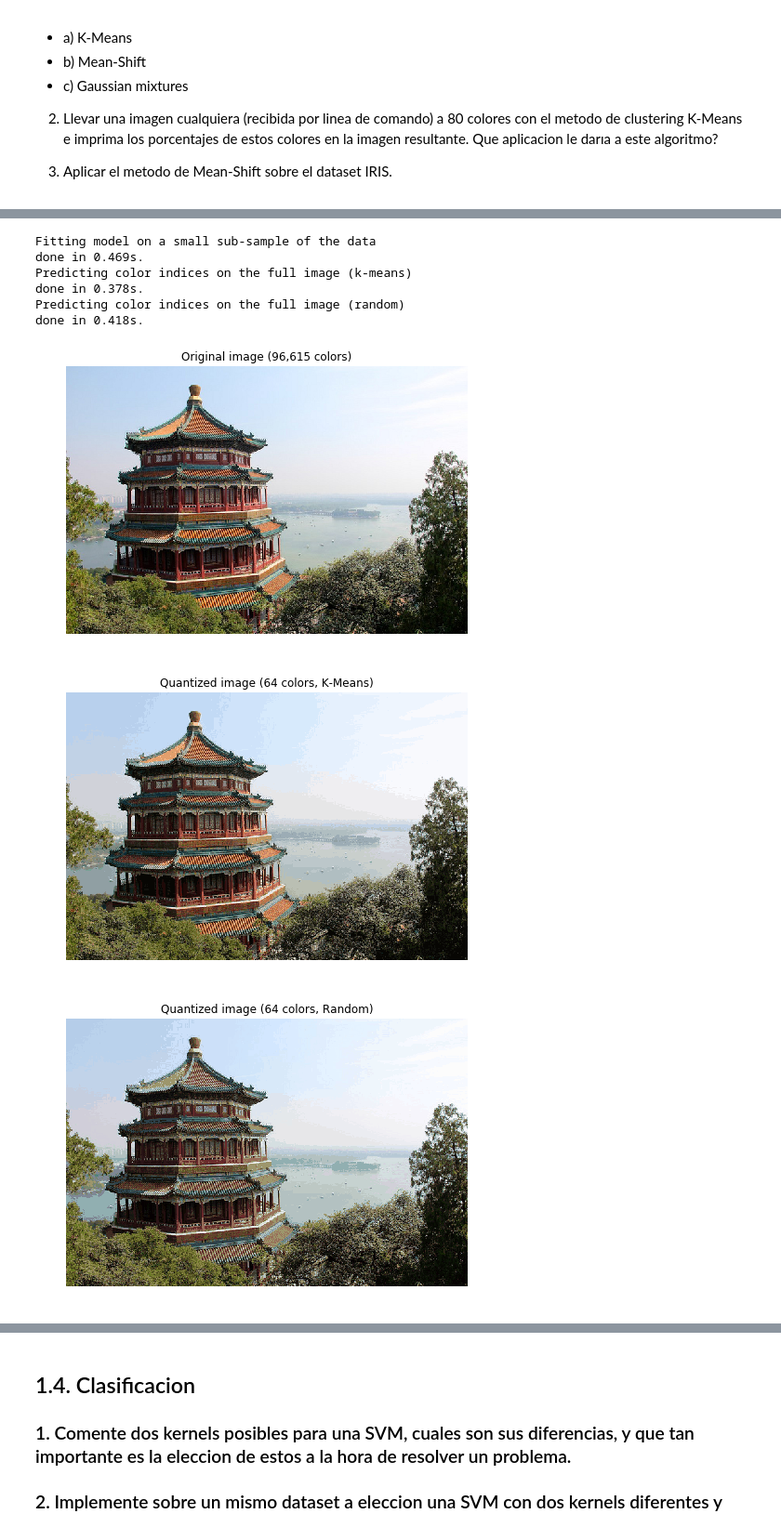
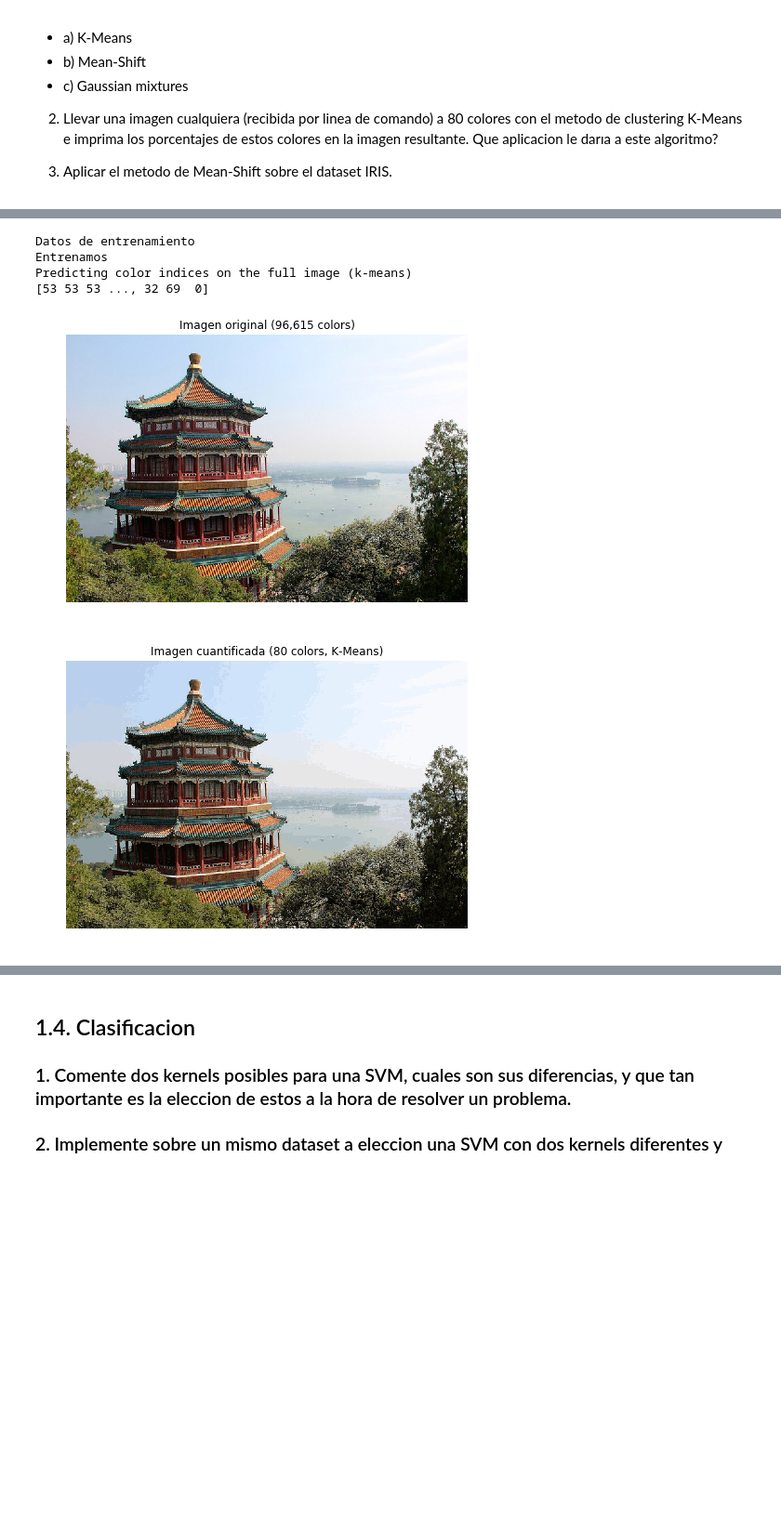
Before and after one commit to nicocarp/DSS, a Jupyter notebook: tp5/Tp5.ipynb, the cells around one changed output, grey strips where cells are left out. Shown at 93% size. Saved outputs shown, nothing was run; the diff lists cells and outputs as text; code cells hidden in the pictures; blank space fills up the shorter version.

Commit message:
Listo punto 1.3 clustering

```diff
--- a/tp5/Tp5.ipynb
+++ b/tp5/Tp5.ipynb
@@ -198,7 +210,6 @@ from time import time
 
 n_colors = 80
 
-# Load the Summer Palace photo
 china = load_sample_image("china.jpg")
 
 # Convert to floats instead of the default 8 bits integer coding. Dividing by
@@ -207,72 +218,66 @@ china = load_sample_image("china.jpg")
 china = np.array(china, dtype=np.float64) / 255
 
 # Load Image and transform to a 2D numpy array.
-w, h, d = original_shape = tuple(china.shape)
+w, h, d = tuple(china.shape)
 assert d == 3
 image_array = np.reshape(china, (w * h, d))
 
-print("Fitting model on a small sub-sample of the data")
-t0 = time()
+print("Datos de entrenamiento")
 image_array_sample = shuffle(image_array, random_state=0)[:1000]
+
+print("Entrenamos")
 kmeans = KMeans(n_clusters=n_colors, random_state=0).fit(image_array_sample)
-print("done in %0.3fs." % (time() - t0))
 
 # Get labels for all points
 print("Predicting color indices on the full image (k-means)")
-t0 = time()
 labels = kmeans.predict(image_array)
-print("done in %0.3fs." % (time() - t0))
+print labels
 
-
-codebook_random = shuffle(image_array, random_state=0)[:n_colors + 1]
-print("Predicting color indices on the full image (random)")
-t0 = time()
-labels_random = pairwise_distances_argmin(codebook_random,
-                                          image_array,
-                                          axis=0)
-print("done in %0.3fs." % (time() - t0))
-
+# a manopla
+def get_porcentaje_colores(labels):
+    total = len(labels)
+    valores = {}
+    for l in labels:
+        try:
+            valores[l] += 1
+        except:
+            valores[l] = 1
+    for k,v in valores.items():
+        valores[k] = (v * 100) / total
+    return valores
 
 def recreate_image(codebook, labels, w, h):
     """Recreate the (compressed) image from the code book & labels"""
     d = codebook.shape[1]
     image = np.zeros((w, h, d))
     label_idx = 0
     for i in range(w):
         for j in range(h):
             image[i][j] = codebook[labels[label_idx]]
             label_idx += 1
     return image
 
-# Display all results, alongside original image
+# Mostrando la imagen original
 plt.figure(1)
 plt.clf()
 ax = plt.axes([0, 0, 1, 1])
 plt.axis('off')
-plt.title('Original image (96,615 colors)')
+plt.title('Imagen original (96,615 colors)')
 plt.imshow(china)
 
 plt.figure(2)
 plt.clf()
 ax = plt.axes([0, 0, 1, 1])
 plt.axis('off')
-plt.title('Quantized image (64 colors, K-Means)')
-plt.imshow(recreate_image(kmeans.cluster_centers_, labels, w, h))
-
-plt.figure(3)
-plt.clf()
-ax = plt.axes([0, 0, 1, 1])
-plt.axis('off')
-plt.title('Quantized image (64 colors, Random)')
-plt.imshow(recreate_image(codebook_random, labels_random, w, h))
+plt.title('Imagen cuantificada (80 colors, K-Means)')
+imagen_cuantificada = recreate_image(kmeans.cluster_centers_, labels, w, h)
+plt.imshow(imagen_cuantificada)
+# print get_porcentaje_colores(labels) VER ESTO
 plt.show()
 # %% [output]
-Fitting model on a small sub-sample of the data
-done in 0.469s.
+Datos de entrenamiento
+Entrenamos
 Predicting color indices on the full image (k-means)
-done in 0.378s.
-Predicting color indices on the full image (random)
-done in 0.418s.
+[53 53 53 ..., 32 69  0]
-[figure, old version]
+[figure, new version]
-[figure, old version]
+[figure, new version]
-[figure, removed]
```
Also changed, not shown: parts of 8 cells of this notebook.
